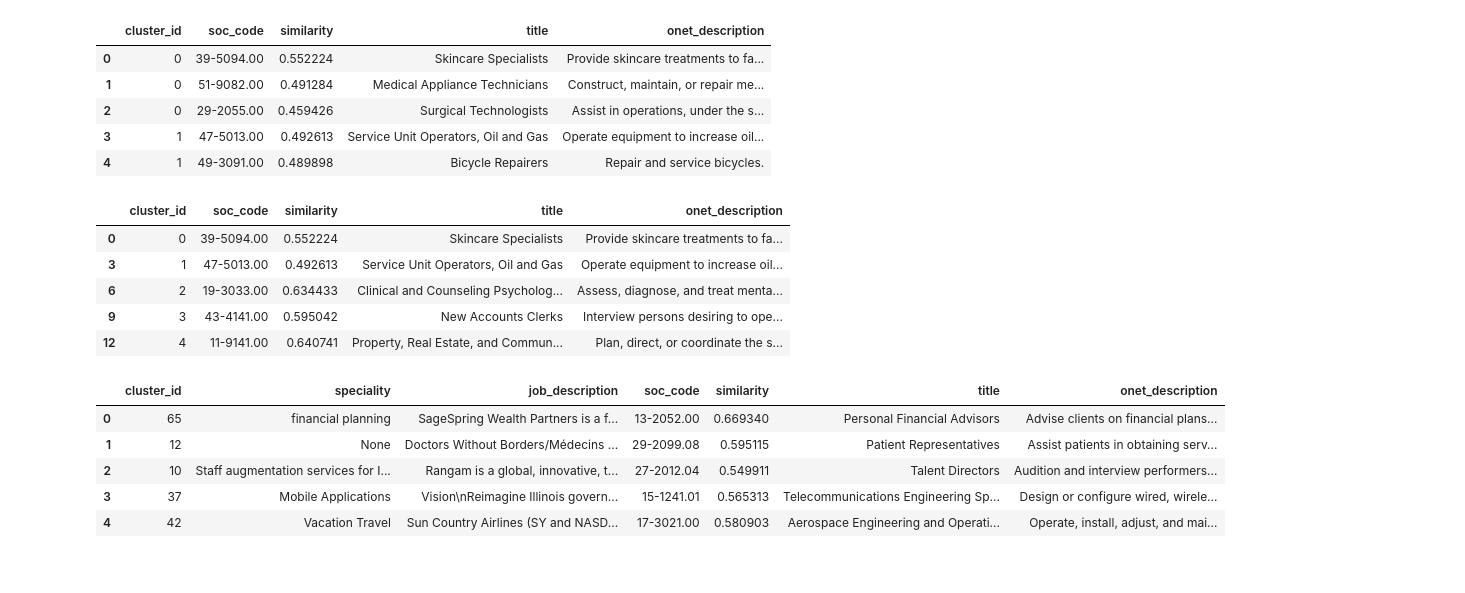
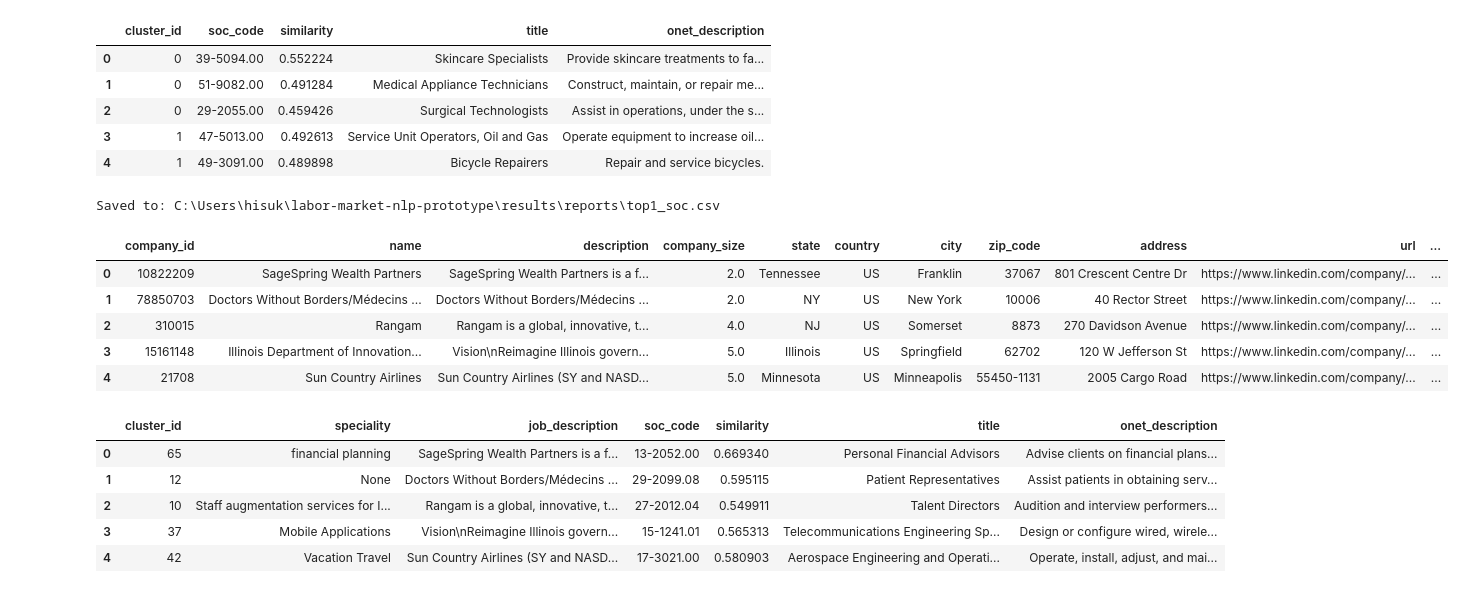
Before and after one commit to BGlifee/Labor_Market_NLP_Prototype, a Jupyter notebook: notebooks/03_taxonomy_mapping.ipynb, the cells around one changed output. Drawn from its saved outputs; the diff is of its cells as text; code cells hidden in the pictures.

```diff
--- a/notebooks/03_taxonomy_mapping.ipynb
+++ b/notebooks/03_taxonomy_mapping.ipynb
@@ -258,26 +266,34 @@ top1_soc = (
     .head(1)
 )
 
-top1_soc.head()
+top1_soc.shape
+
+out_path = PROJECT_ROOT / "results" / "reports" / "top1_soc.csv"
+top1_soc.to_csv(out_path, index=False)
+print("Saved to:", out_path)
 # %% [output]
-|  | cluster_id | soc_code | similarity | title | onet_description |
-| 0 | 0 | 39-5094.00 | 0.552224 | Skincare Specialists | Provide skincare treatments to fa... |
-| 3 | 1 | 47-5013.00 | 0.492613 | Service Unit Operators, Oil and Gas | Operate equipment to increase oil... |
-| 6 | 2 | 19-3033.00 | 0.634433 | Clinical and Counseling Psycholog... | Assess, diagnose, and treat menta... |
-| 9 | 3 | 43-4141.00 | 0.595042 | New Accounts Clerks | Interview persons desiring to ope... |
-| 12 | 4 | 11-9141.00 | 0.640741 | Property, Real Estate, and Commun... | Plan, direct, or coordinate the s... |
+Saved to: C:\Users\hisuk\labor-market-nlp-prototype\results\reports\top1_soc.csv
 # %%
 # 1) jobs 쪽 cluster 컬럼 통일
 if "cluster" in jobs_with_labels.columns:
     jobs_with_labels = jobs_with_labels.rename(columns={"cluster": "cluster_id"})
 
 # 2) top1_soc 쪽도 cluster_id 맞추기 (이미 cluster_id면 그대로)
 if "cluster" in top1_soc.columns:
     top1_soc = top1_soc.rename(columns={"cluster": "cluster_id"})
 
 # 3) merge
 sample_jobs = jobs_with_labels.sample(n=100, random_state=42)
 explore_100 = sample_jobs.merge(top1_soc, on="cluster_id", how="left")
+
+explore_100.head()
+# %% [output]
+|  | company_id | name | description | company_size | state | country | city | zip_code | address | url | ... |
+| 0 | 10822209 | SageSpring Wealth Partners | SageSpring Wealth Partners is a f... | 2.0 | Tennessee | US | Franklin | 37067 | 801 Crescent Centre Dr | https://www.linkedin.com/company/... | ... |
+| 1 | 78850703 | Doctors Without Borders/Médecins ... | Doctors Without Borders/Médecins ... | 2.0 | NY | US | New York | 10006 | 40 Rector Street | https://www.linkedin.com/company/... | ... |
+| 2 | 310015 | Rangam | Rangam is a global, innovative, t... | 4.0 | NJ | US | Somerset | 8873 | 270 Davidson Avenue | https://www.linkedin.com/company/... | ... |
+| 3 | 15161148 | Illinois Department of Innovation... | Vision\nReimagine Illinois govern... | 5.0 | Illinois | US | Springfield | 62702 | 120 W Jefferson St | https://www.linkedin.com/company/... | ... |
+| 4 | 21708 | Sun Country Airlines | Sun Country Airlines (SY and NASD... | 5.0 | Minnesota | US | Minneapolis | 55450-1131 | 2005 Cargo Road | https://www.linkedin.com/company/... | ... |
 # %%
 explore_100 = explore_100[
     ["cluster_id", "speciality", "description", "soc_code", "similarity", "title", "onet_description"]
```
Also changed, not shown: parts of 6 cells of this notebook, 2 other files.
